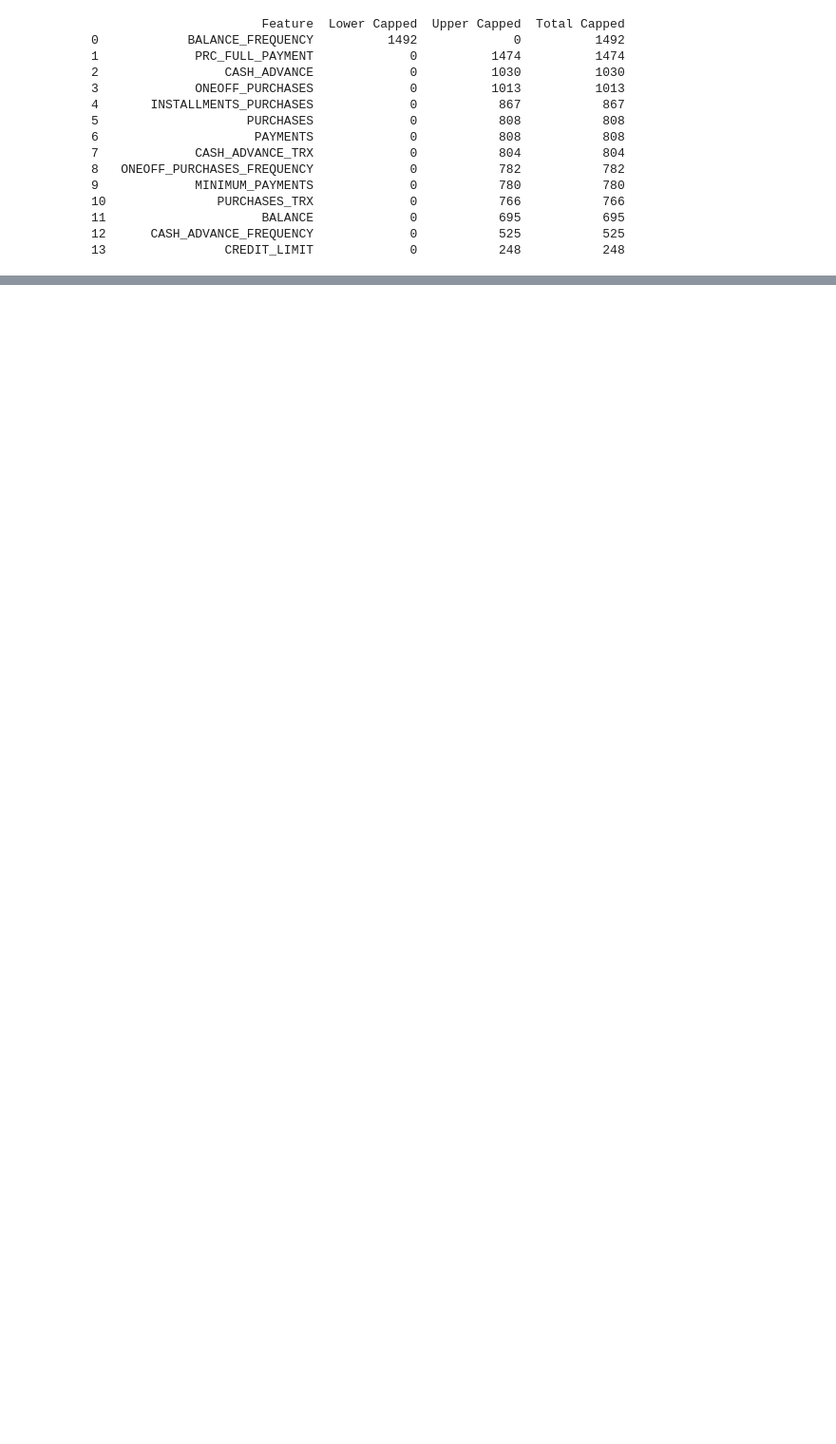
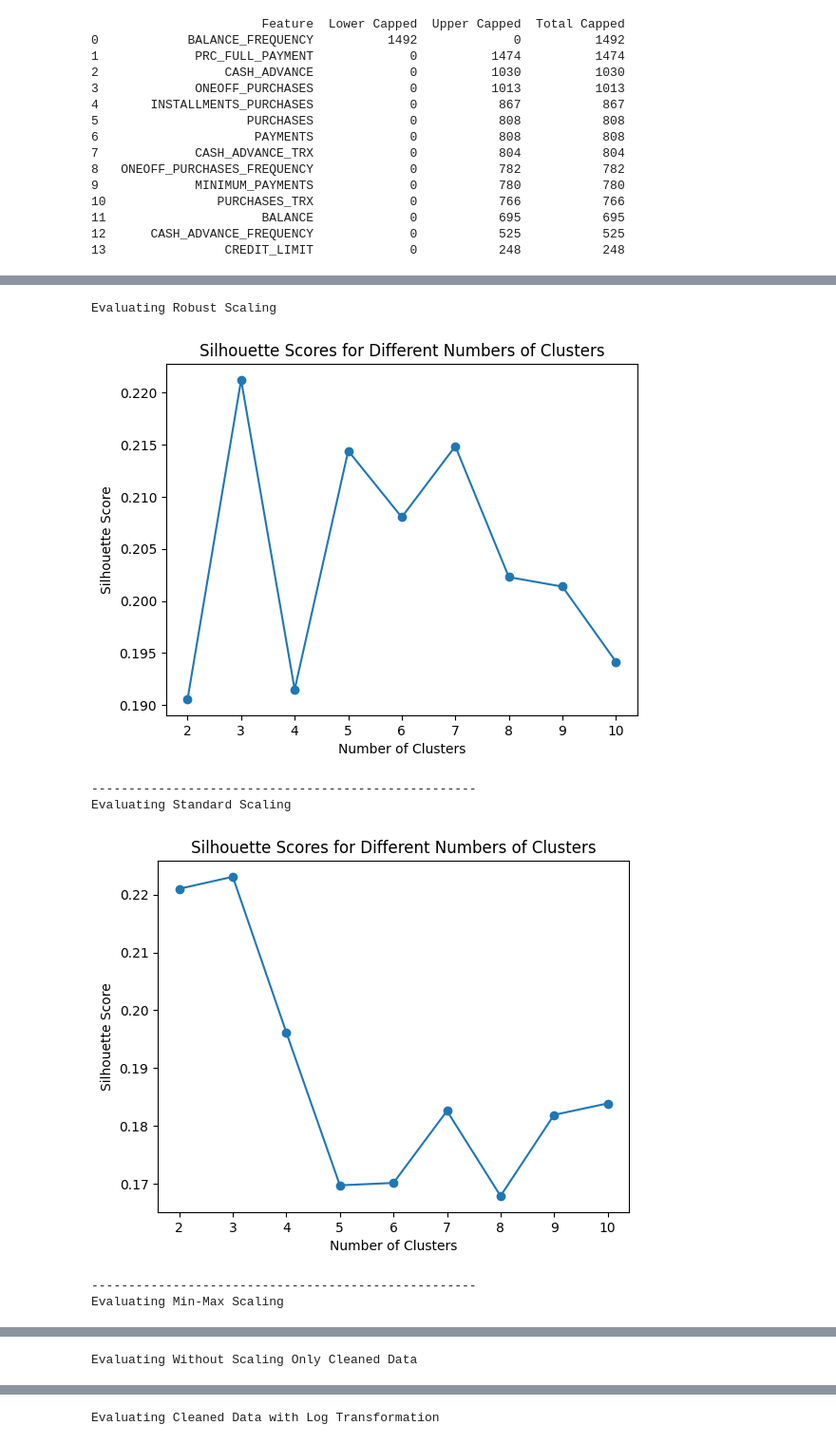
Before and after one commit to Sudais-shah/Bank-Customer-Segmentation-Targeted-Marketing-for-Wealth-Management, a Jupyter notebook: notebooks/02_data-cleaning-preprocessing.ipynb, the cells around one changed output, grey strips where cells are left out. Shown at 95% size. Cells and saved outputs as stored; diff of their text form; code cells hidden in the pictures; blank space fills up the shorter version.

Commit message:
Added data cleaning and preprocessing notebook

```diff
--- a/notebooks/02_data-cleaning-preprocessing.ipynb
+++ b/notebooks/02_data-cleaning-preprocessing.ipynb
@@ -162 +146,21 @@ df_transformed = df_scaled.copy()
+# %%
+columns_to_drop = ['CUST_ID']
+df_cleaned = df_cleaned.drop(columns=columns_to_drop)
+# %%
+def scale_features(df, scale_method):
+    if scale_method == 'robust':
+        scaler = RobustScaler()
+    elif scale_method == 'minmax':
+        scaler = MinMaxScaler()
+    elif scale_method == 'standard':
+        scaler = StandardScaler()
+    else:
+        raise ValueError("Invalid scaling method. Choose 'robust', 'minmax', or 'standard'.")
+
+    scaled_array = scaler.fit_transform(df)
+    return pd.DataFrame(scaled_array, columns=df.columns)
+# %%
+df_robust_scaled = scale_features(df_cleaned, 'robust')
+df_standard_scaled = scale_features(df_cleaned, 'standard')
+df_minmax_scaled = scale_features(df_cleaned, 'minmax')
 # %%
@@ -183,0 +179,31 @@ Silhouette Score: 0.22499394513088028
+# %%
+print("Evaluating Robust Scaling")
+df_transformed = df_robust_scaled.copy()
+evaluate_scaling_method(df_transformed)
+
+print('----------------------------------------------------')
+print("Evaluating Standard Scaling")
+df_transformed = df_standard_scaled.copy()
+evaluate_scaling_method(df_transformed)
+
+print('----------------------------------------------------')
+print("Evaluating Min-Max Scaling")
+df_transformed = df_minmax_scaled.copy()
+evaluate_scaling_method(df_transformed)
+
+print("Evaluating Without Scaling Only Cleaned Data")
+df_transformed = df_cleaned.copy()
+evaluate_scaling_method(df_transformed)
+
+print("Evaluating Cleaned Data with Log Transformation")
+df_transformed = df_cleaned.copy()
+df_transformed = np.log1p(df_transformed)
+evaluate_scaling_method(df_transformed)
+# %% [output]
+Evaluating Robust Scaling
+[figure, added]
+----------------------------------------------------
+Evaluating Standard Scaling
+[figure, added]
+----------------------------------------------------
+Evaluating Min-Max Scaling
@@ -183,0 +211 @@ Silhouette Score: 0.22499394513088028
+Evaluating Without Scaling Only Cleaned Data
@@ -183,0 +213 @@ Silhouette Score: 0.22499394513088028
+Evaluating Cleaned Data with Log Transformation
```
Also changed, not shown: parts of 36 cells of this notebook.
